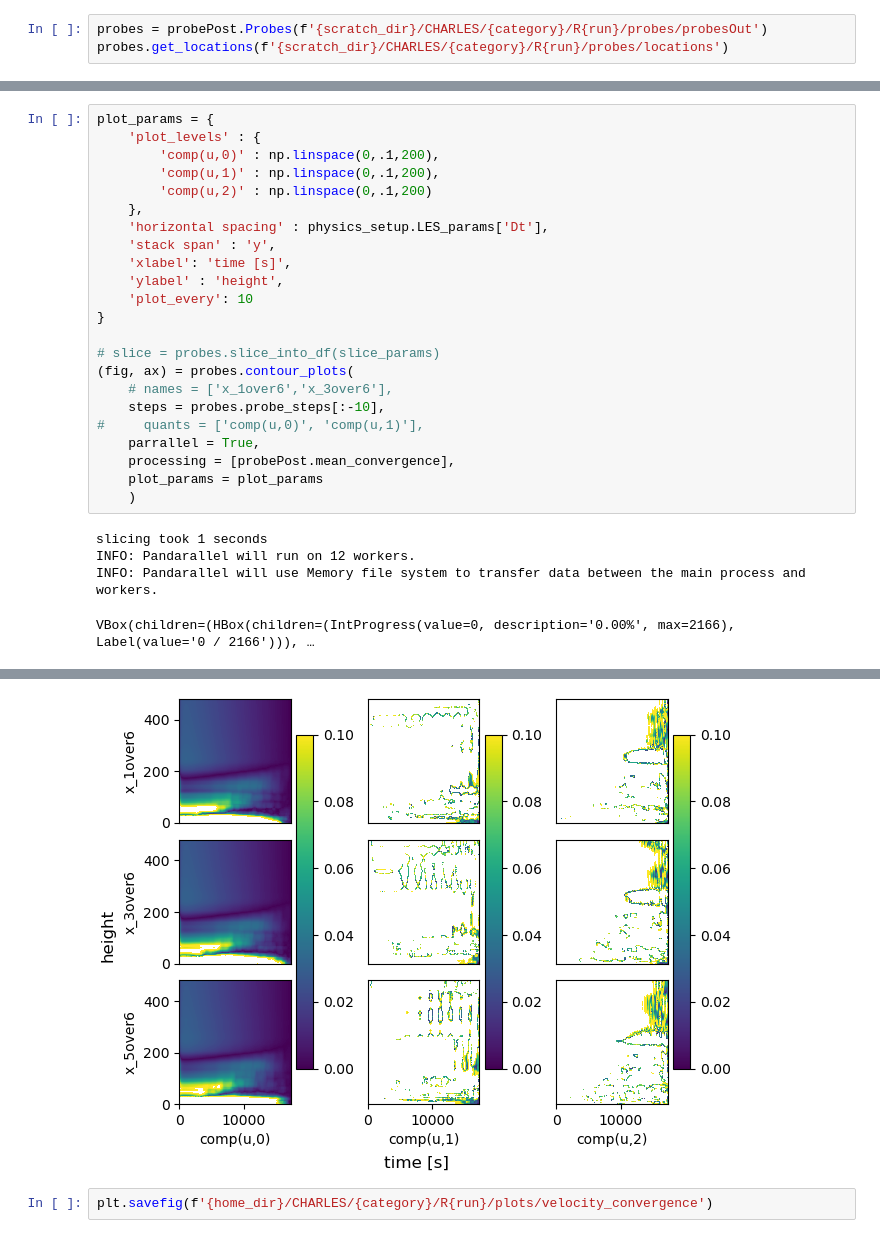
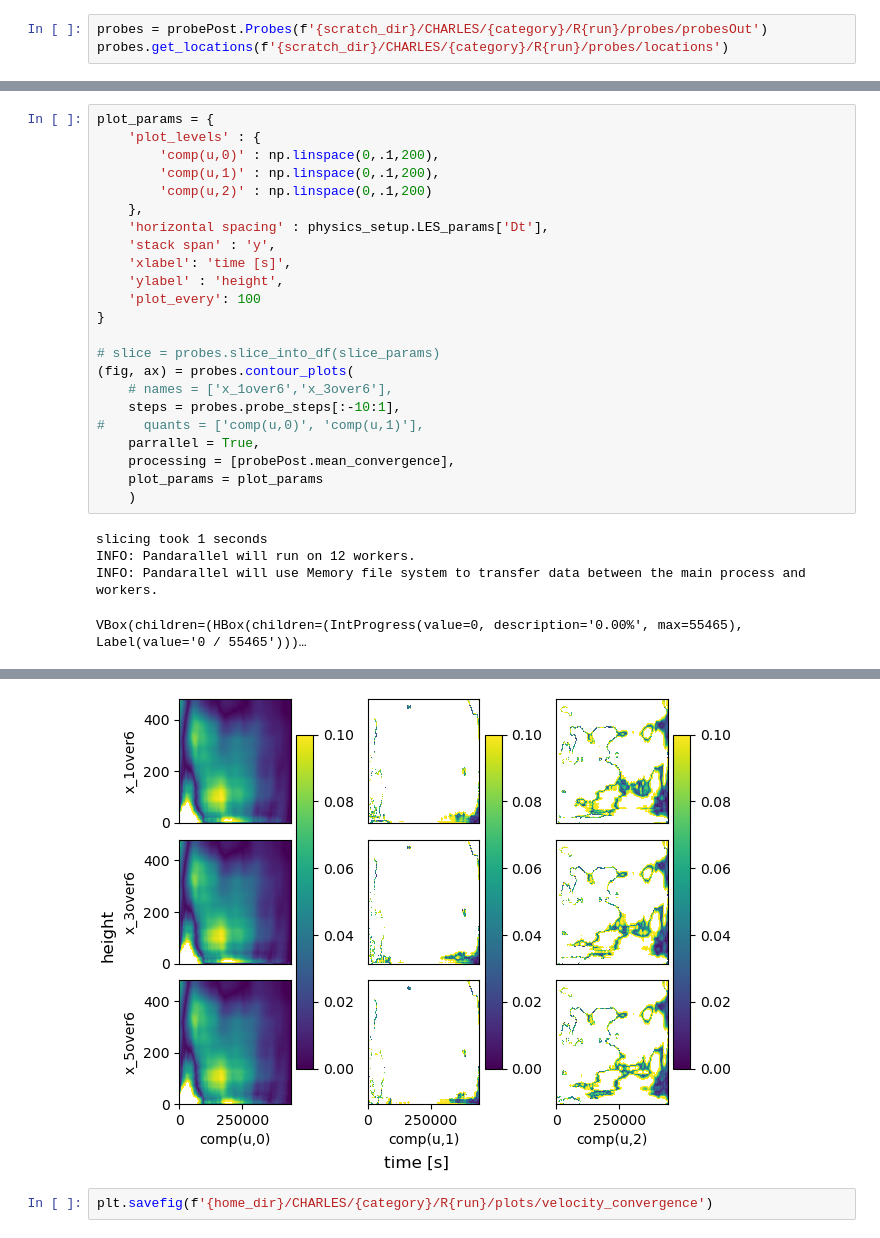
Before and after one commit to nbachand/city_block_cfd, a Jupyter notebook: sfam_post-processing.ipynb, the cells around one changed output, grey strips where cells are left out. Cells and saved outputs as stored; diff of their text form.

```diff
--- a/sfam_post-processing.ipynb
+++ b/sfam_post-processing.ipynb
@@ -113,13 +111,13 @@ plot_params = {
     'stack span' : 'y',
     'xlabel': 'time [s]',
     'ylabel' : 'height',
-    'plot_every': 10
+    'plot_every': 100
 }
 
 # slice = probes.slice_into_df(slice_params)
 (fig, ax) = probes.contour_plots(
     # names = ['x_1over6','x_3over6'],
-    steps = probes.probe_steps[:-10],
+    steps = probes.probe_steps[:-10:1],
 #     quants = ['comp(u,0)', 'comp(u,1)'],
     parrallel = True,
     processing = [probePost.mean_convergence],
@@ -129,4 +127,4 @@ plot_params = {
 slicing took 1 seconds
 INFO: Pandarallel will run on 12 workers.
 INFO: Pandarallel will use Memory file system to transfer data between the main process and workers.
-VBox(children=(HBox(children=(IntProgress(value=0, description='0.00%', max=2166), Label(value='0 / 2166'))), …
+VBox(children=(HBox(children=(IntProgress(value=0, description='0.00%', max=55465), Label(value='0 / 55465')))…
@@ -137,4 +135,4 @@ plotting took 37 seconds
-[figure, old version]
+[figure, new version]
 # %%
 plt.savefig(f'{home_dir}/CHARLES/{category}/R{run}/plots/velocity_convergence')
 # %%
```
Also changed, not shown: parts of 8 cells of this notebook, 1 other file.
